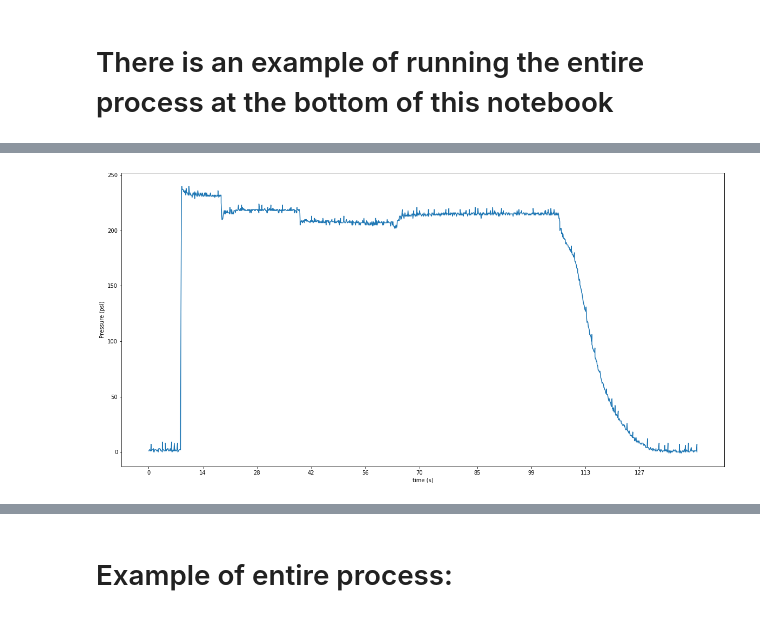
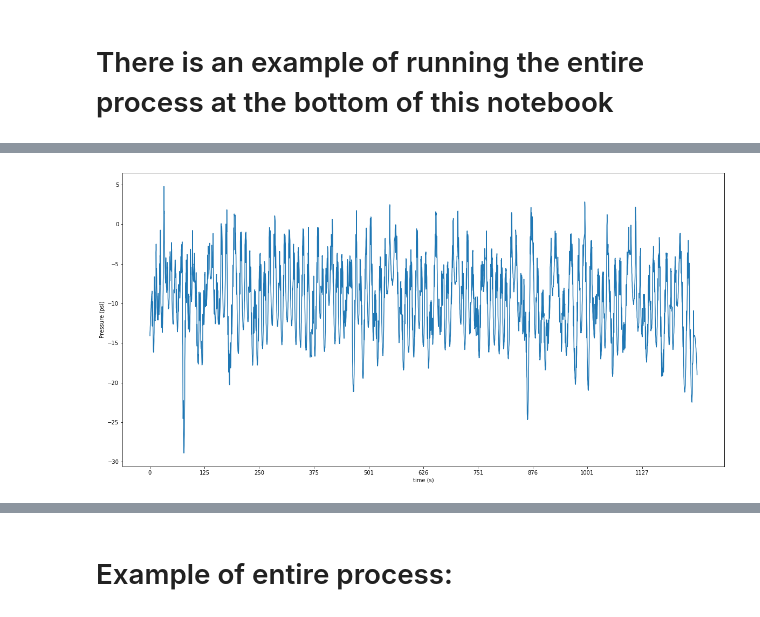
Before and after one commit to Space-Enterprise-at-Berkeley/Wireless-Transmission, a Jupyter notebook: DataMonitoring/pressure_analysis_sep_functions.ipynb, the cells around one changed output, grey strips where cells are left out. Cells and saved outputs as stored; diff of their text form; code cells hidden in the pictures.

```diff
--- a/DataMonitoring/pressure_analysis_sep_functions.ipynb
+++ b/DataMonitoring/pressure_analysis_sep_functions.ipynb
@@ -12,16 +13,20 @@ from statistics import mean
 # There is an example of running the entire process at the bottom of this notebook
 # %%
 ##function for creating separate arrays for each column in data file
-def create_data(data_file):
-    waterflowData = pd.read_csv(os.getcwd() + "/data/"+ data_file)
-    cols = waterflowData.columns.to_numpy()
-    time = waterflowData[cols[0]].to_numpy() # time
-    high= waterflowData[cols[1]].to_numpy()  # high pt
-    lox_tank=waterflowData[cols[2]].to_numpy() # lox tank
-    propane_tank=waterflowData[cols[3]].to_numpy()  # propane tank
-    lox_injector=waterflowData[cols[4]].to_numpy()  # lox injector
-    propane_injector=waterflowData[cols[5]].to_numpy()  # propane injector
-    return time, high, lox_tank, propane_tank, lox_injector, propane_injector
+def read_data(data_file):
+
+    f = open(os.getcwd() + "/data/"+ data_file, 'r')
+    print("metadata: {}".format(f.readline()))
+
+    data = pd.read_csv(f)
+    cols = data.columns.to_numpy()
+    time = data[cols[0]].to_numpy() # time
+    high = data[cols[1]].to_numpy()  # high pt
+    lox_tank = data[cols[2]].to_numpy() # lox tank
+    propane_tank = data[cols[3]].to_numpy()  # propane tank
+    lox_injector = data[cols[4]].to_numpy()  # lox injector
+    propane_injector = data[cols[5]].to_numpy()  # propane injector
+    return data, time, high, lox_tank, propane_tank, lox_injector, propane_injector
 # %%
 def display_pressure(time, data, peaks):
     plt.figure(figsize=(20,10))
@@ -59,0 +77,8 @@ time, high, lox_tank, propane_tank, lox_injector, propane_injector = create_data
+# %%
+pressure_df, time, high, lox_tank, propane_tank, lox_injector, propane_injector = read_data("coldflow3.1_20-10-24__17_15.csv")
+
+smoothed_high = savgol_filter(high, 31, 2)
+smoothed_lox_tank = savgol_filter(lox_tank, 31, 2)
+smoothed_propane_tank = savgol_filter(propane_tank, 51, 2)
+smoothed_lox_injector = savgol_filter(lox_injector, 41, 2)
+smoothed_propane_injector = savgol_filter(propane_injector, 41, 2)
@@ -60,4 +93,4 @@ time, high, lox_tank, propane_tank, lox_injector, propane_injector = create_data
 # %%
-display_pressure(time, propane_tank, [])
+display_pressure(time, smoothed_propane_tank, [])
 # %% [output]
-[figure, old version]
+[figure, new version]
```
Also changed, not shown: parts of 15 cells of this notebook.
